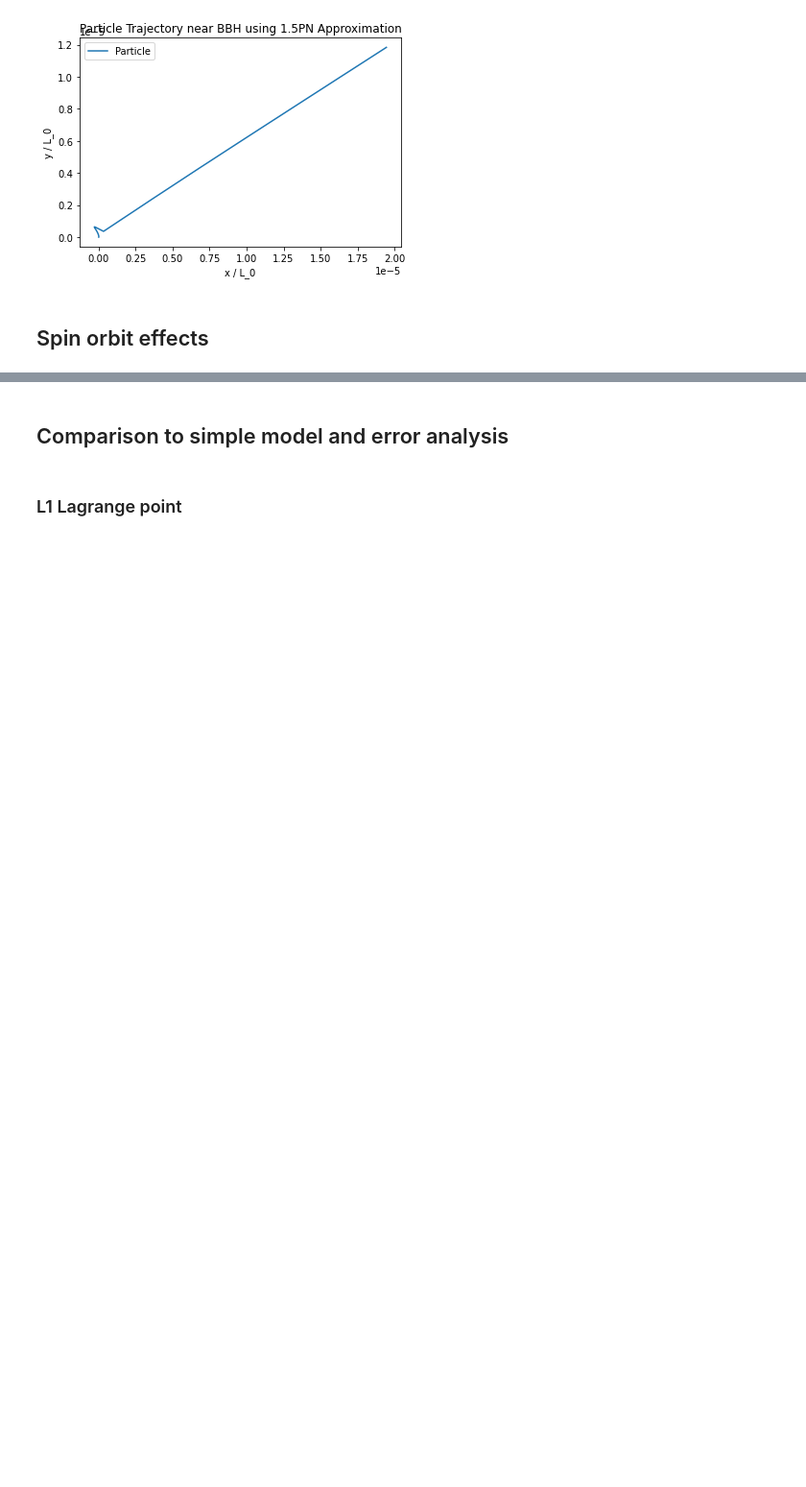
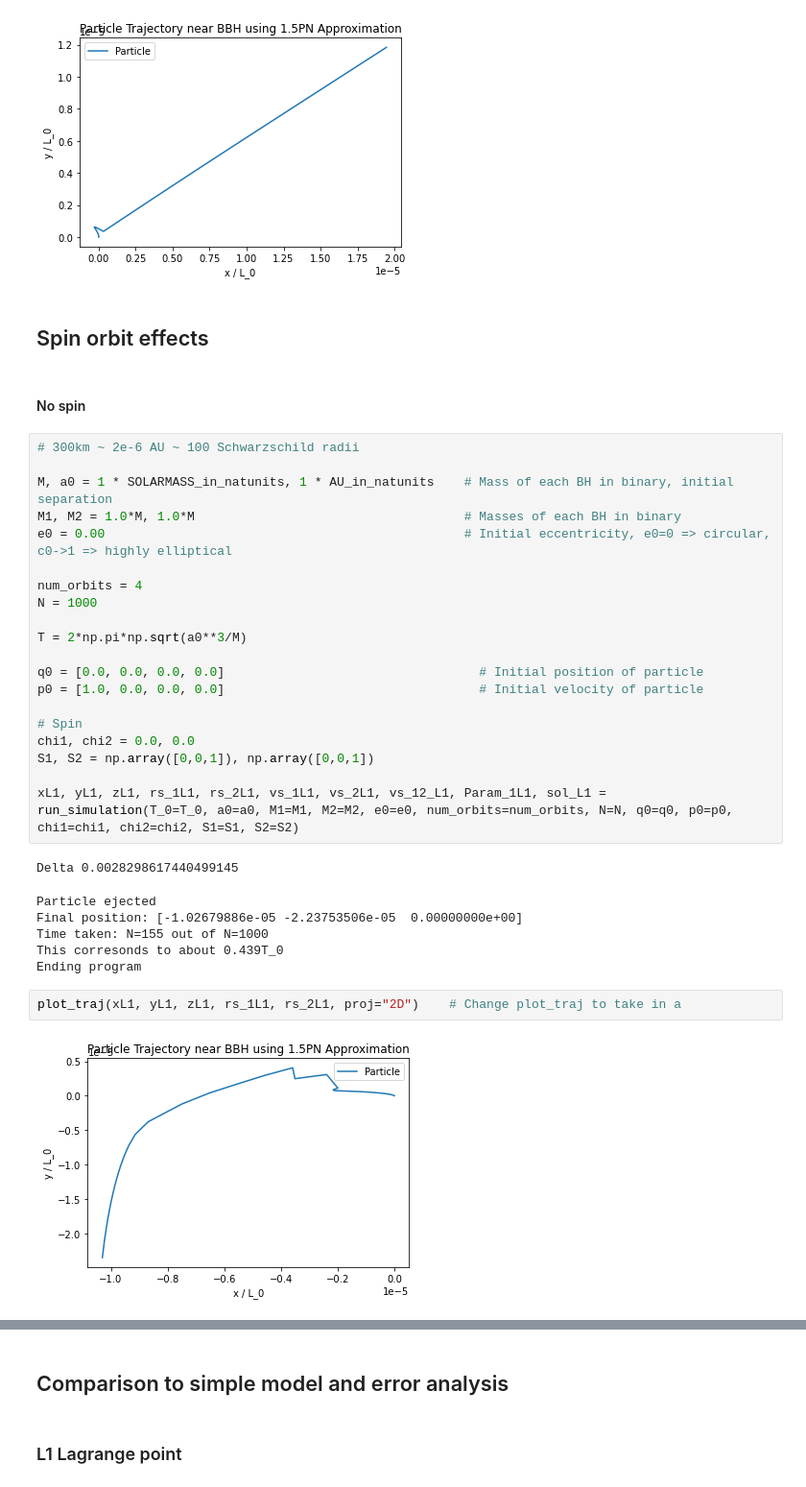
Before and after one commit to j-moncr/honours_nr, a Jupyter notebook: particle_orbits/geodesic_solver/geodesic_results.ipynb, the cells around one changed output, grey strips where cells are left out. Shown at 96% size. Cells and saved outputs as stored; diff of their text form; blank space fills up the shorter version.

```diff
--- a/particle_orbits/geodesic_solver/geodesic_results.ipynb
+++ b/particle_orbits/geodesic_solver/geodesic_results.ipynb
@@ -246,3 +240,36 @@ plot_traj(xGW, yGW, zGW, rs_1GW, rs_2GW, proj="2D")
 [figure]
 # %% [markdown]
 ## Spin orbit effects
+# %% [markdown]
+#### No spin
+# %%
+# 300km ~ 2e-6 AU ~ 100 Schwarzschild radii
+
+M, a0 = 1 * SOLARMASS_in_natunits, 1 * AU_in_natunits    # Mass of each BH in binary, initial separation
+M1, M2 = 1.0*M, 1.0*M                                    # Masses of each BH in binary
+e0 = 0.00                                                # Initial eccentricity, e0=0 => circular, c0->1 => highly elliptical
+
+num_orbits = 4
+N = 1000
+
+T = 2*np.pi*np.sqrt(a0**3/M)
+
+q0 = [0.0, 0.0, 0.0, 0.0]                                  # Initial position of particle
+p0 = [1.0, 0.0, 0.0, 0.0]                                  # Initial velocity of particle
+
+# Spin
+chi1, chi2 = 0.0, 0.0
+S1, S2 = np.array([0,0,1]), np.array([0,0,1])
+
+xL1, yL1, zL1, rs_1L1, rs_2L1, vs_1L1, vs_2L1, vs_12_L1, Param_1L1, sol_L1 = run_simulation(T_0=T_0, a0=a0, M1=M1, M2=M2, e0=e0, num_orbits=num_orbits, N=N, q0=q0, p0=p0, chi1=chi1, chi2=chi2, S1=S1, S2=S2)
+# %% [output]
+Delta 0.0028298617440499145
+Particle ejected
+Final position: [-1.02679886e-05 -2.23753506e-05  0.00000000e+00]
+Time taken: N=155 out of N=1000
+This corresonds to about 0.439T_0
+Ending program
+# %%
+plot_traj(xL1, yL1, zL1, rs_1L1, rs_2L1, proj="2D")    # Change plot_traj to take in a
+# %% [output]
+[figure, added]
```
Also changed, not shown: parts of 14 cells of this notebook, 5 other files.
